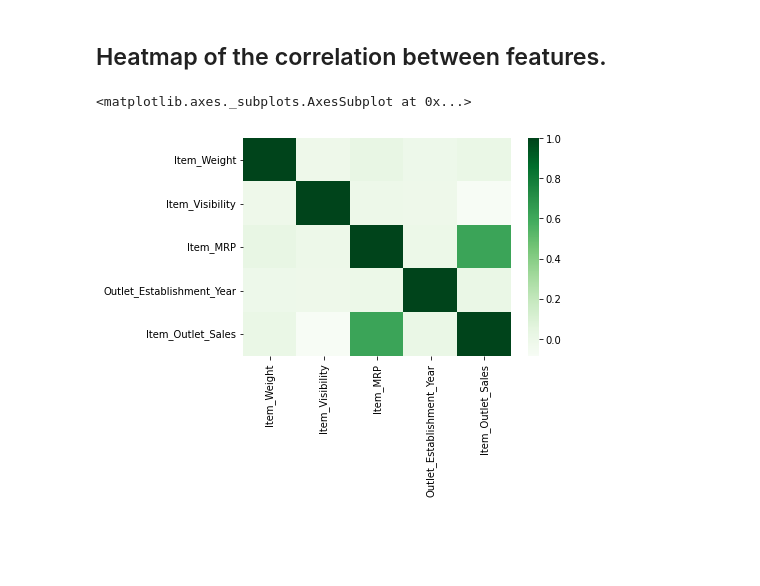
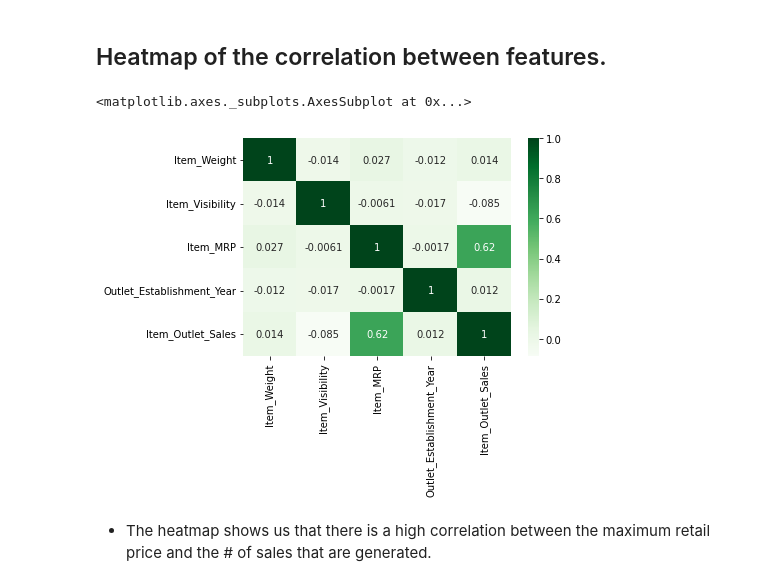
Before and after one commit to robertramos89/CD-DS-1-24-22, a Jupyter notebook: PortfolioProject1.ipynb, the cells around one changed output. Saved outputs shown, nothing was run; the diff lists cells and outputs as text; code cells hidden in the pictures; blank space fills up the shorter version.

```diff
--- a/PortfolioProject1.ipynb
+++ b/PortfolioProject1.ipynb
@@ -341,7 +374,9 @@ plt.xticks(rotation=45)
 ## Heatmap of the correlation between features.
 # %%
 corr = df.corr()
-sns.heatmap(corr,cmap="Greens")
+sns.heatmap(corr,cmap="Greens",annot=True)
 # %% [output]
 <matplotlib.axes._subplots.AxesSubplot at 0x...>
-[figure, old version]
+[figure, new version]
+# %% [markdown]
+- The heatmap shows us that there is a high correlation between the maximum retail price and the # of sales that are generated.
```
Also changed, not shown: parts of 11 cells of this notebook.
